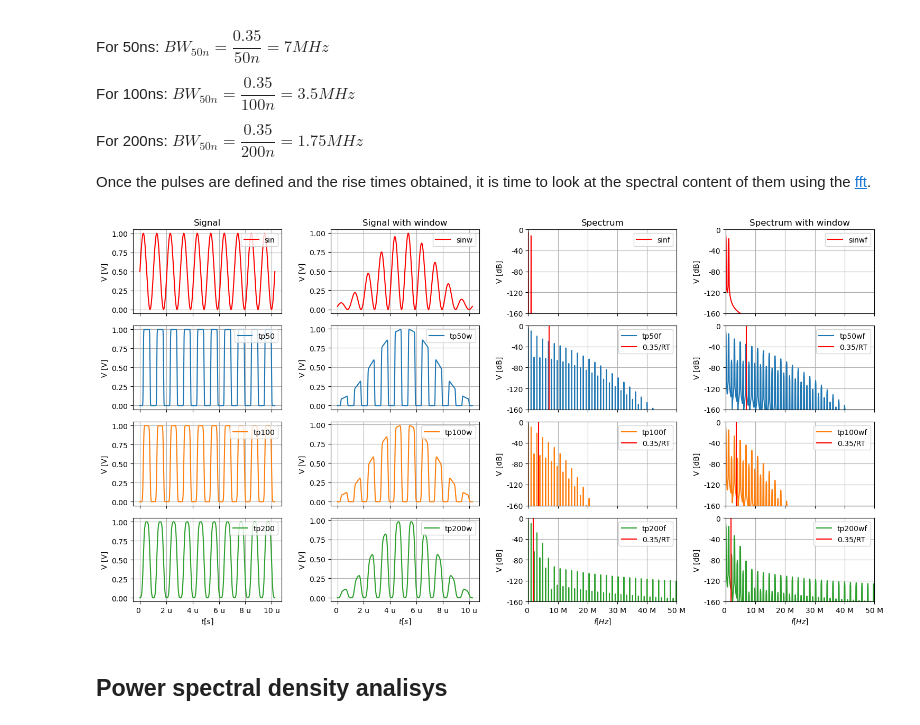
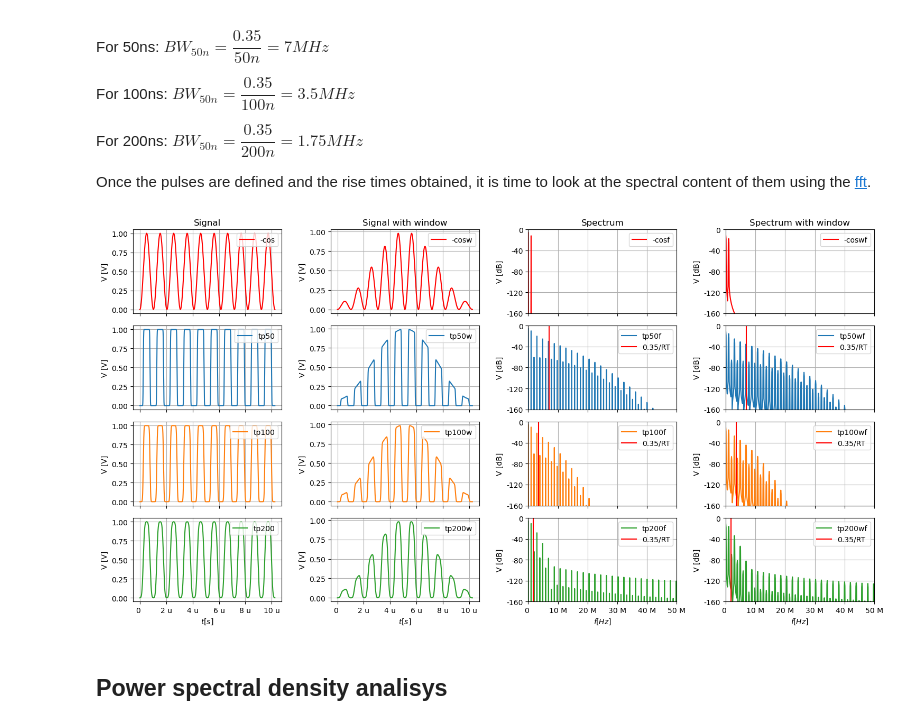
Before and after one commit to krgouveia/pulse_analysis, a Jupyter notebook: pulse analysis.ipynb, the cells around one changed output. Saved outputs shown, nothing was run; the diff lists cells and outputs as text; code cells hidden in the pictures.

```diff
--- a/pulse analysis.ipynb
+++ b/pulse analysis.ipynb
@@ -376,27 +377,27 @@ tp200wf = fft(tp200w, norm = 'forward')
 ### sanity check
 # creating a known signal to be sure no "distortion" is present in the fft
 f = (1/1.024)*10**6
-s = 0.5*np.sin(2*np.pi*f*t)+0.5# + 2*np.sin(2*np.pi*10*f*t)
+s = -0.5*np.cos(2*np.pi*f*t)+0.5# + 2*np.sin(2*np.pi*10*f*t)
 sw = s*w
 sf = np.abs(fft(s, norm = 'forward'))
 sfw = np.abs(fft(sw, norm = 'forward'))
 ### end sanity check
 
-zoom = 12 # auxiliary variable to help "zooming" in the frequency axis
+zoom = 2 # auxiliary variable to help "zooming" in the frequency axis
 
 #plotting the data
 fig, axs = plt.subplots(nrows = 4, ncols = 4, sharex = 'col', sharey = False)
 
 ### sanity check
-axs[0,0].plot(t, s, '-r', label = 'sin')
-axs[0,1].plot(t, sw, '-r', label = 'sinw')
-axs[0,2].semilogy(xf[0:NT//zoom], sf[0:NT//zoom], '-r', label = 'sinf')
-axs[0,3].semilogy(xf[0:NT//zoom], sfw[0:NT//zoom], '-r', label = 'sinwf')
+axs[0,0].plot(t, s, '-r', label = '-cos')
+axs[0,1].plot(t, sw, '-r', label = '-cosw')
+axs[0,2].semilogy(xf[0:NT//zoom], sf[0:NT//zoom], '-r', label = '-cosf')
+axs[0,3].semilogy(xf[0:NT//zoom], sfw[0:NT//zoom], '-r', label = '-coswf')
 ### end sanity check
 
 axs[1,0].plot(t, tp50, label = 'tp50', color = 'tab:blue')
 axs[1,1].plot(t, tp50w, label = 'tp50w', color = 'tab:blue')
-axs[1,2].semilogy(xf[0:NT//zoom], np.abs(tp50f)[0:NT//zoom], label = 'tp50f', color = 'tab:blue') # [:N//2] -> plotting just the 1st half of the fft which represents the positive values
+axs[1,2].semilogy(xf[0:NT//zoom], np.abs(tp50f)[0:NT//zoom], label = 'tp50f', color = 'tab:blue') # [0:N//2] -> plotting just the 1st half of the fft which represents the positive values
 axs[1,3].semilogy(xf[0:NT//zoom], np.abs(tp50wf)[0:NT//zoom], label = 'tp50wf', color = 'tab:blue')
 axs[2,0].plot(t, tp100, label = 'tp100', color = 'tab:orange')
 axs[2,1].plot(t, tp100w, label = 'tp100w', color = 'tab:orange')
@@ -500,33 +501,33 @@ axs[1,3].yaxis.set_major_formatter(FuncFormatter(format_y_ticks))
 axs[2,2].yaxis.set_major_formatter(FuncFormatter(format_y_ticks))
 axs[2,3].yaxis.set_major_formatter(FuncFormatter(format_y_ticks))
 axs[3,2].yaxis.set_major_formatter(FuncFormatter(format_y_ticks))
 axs[3,3].yaxis.set_major_formatter(FuncFormatter(format_y_ticks))
 #####
 ##### Define the formatter function for x-axis ticks
 #Courtesy of ChatGPT
 from matplotlib.ticker import FuncFormatter
 def format_x_ticks(value, _):
     prefixes = ['p', 'n', 'u', 'm', '', 'k', 'M', 'G', 'T']  # Add more prefixes if needed
     if value == 0:
         prefix_index = 4
     else:
         prefix_index = int(np.floor(np.log10(abs(value)) / 3)) + 4
     prefix = prefixes[prefix_index]
     scaled_value = value / 10**((prefix_index - 4) * 3)
     return f'{scaled_value:g} {prefix}'
 # Apply the formatter to x-axis ticks
 axs[3,0].xaxis.set_major_formatter(FuncFormatter(format_x_ticks))
 axs[3,1].xaxis.set_major_formatter(FuncFormatter(format_x_ticks))
 axs[3,2].xaxis.set_major_formatter(FuncFormatter(format_x_ticks))
 axs[3,3].xaxis.set_major_formatter(FuncFormatter(format_x_ticks))
 #####
 
 fig.set_figheight(8)
 fig.set_figwidth(15)
 fig.tight_layout()
 
 plt.show()
 # %% [output]
-[figure, old version]
+[figure, new version]
 # %% [markdown]
 ## Power spectral density analisys
```
Also changed, not shown: parts of 7 cells of this notebook.
